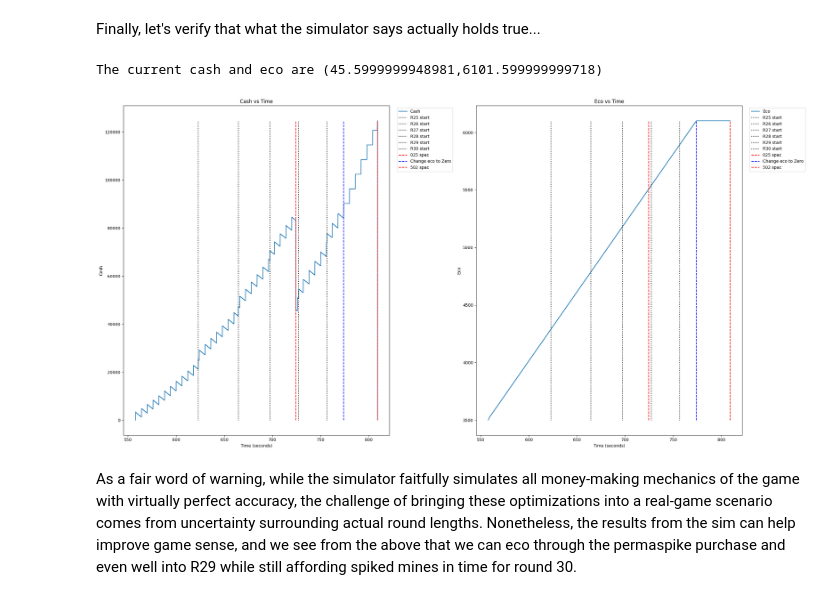
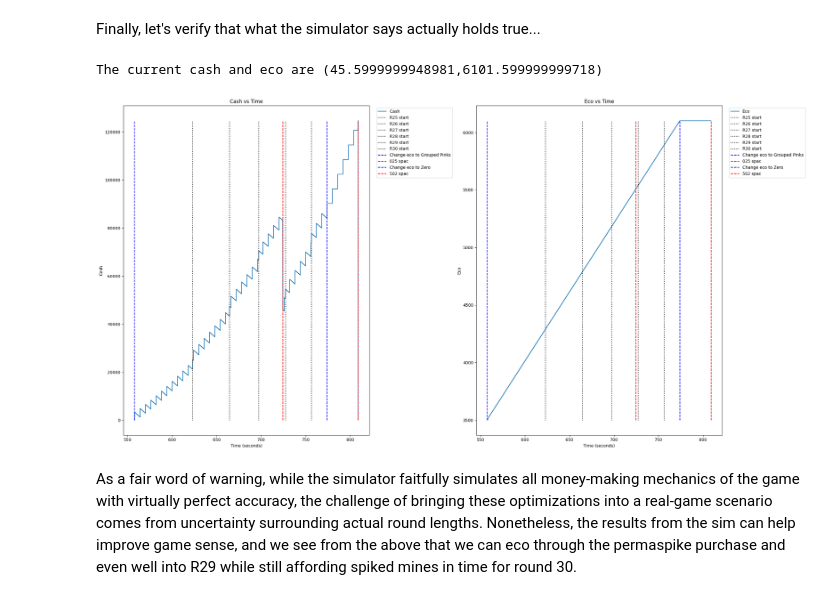
Before and after one commit to redlaserbmBTD/BTDB2_SIMULATOR, a Jupyter notebook: examples/2_using_queues.ipynb, the cells around one changed output. Drawn from its saved outputs; the diff is of its cells as text; code cells hidden in the pictures.

```diff
--- a/examples/2_using_queues.ipynb
+++ b/examples/2_using_queues.ipynb
@@ -51,7 +51,7 @@ Make sure when defining the initial game state to include the queues we defined
 initial_state_game = {
     'Cash': 1500,
     'Eco': 520,
-    'Eco Send': 'Spaced Zebras',
+    'Eco Send': b2.ecoSend(send_name = 'Spaced Zebras'),
     'Rounds': rounds,
     'Game Round': 9,
     'Farms': farms,
@@ -85,18 +85,18 @@ def foo(starting_eco):
     ]
 
     eco_queue = [
-        b2.ecoSend(rounds.getTimeFromRound(9) + 1.8, 'Zero', property = 'Normal', max_send_amount = None)
+        b2.ecoSend(time = rounds.getTimeFromRound(9) + 1.8, send_name = 'Zero', property = 'Normal', max_send_amount = None)
     ]
 
     initial_state_game = {
         'Cash': 1500,
         'Eco': starting_eco,
-        'Eco Send': 'Spaced Zebras',
+        'Eco Send': b2.ecoSend(send_name = 'Spaced Zebras'),
         'Rounds': rounds,
         'Game Round': 9,
         'Farms': farms,
-        'Buy Queue': buy_queue,
-        'Eco Queue': eco_queue
+        'Buy Queue': copy.deepcopy(buy_queue),
+        'Eco Queue': copy.deepcopy(eco_queue)
     }
     game_state = b2.GameState(initial_state_game)
     game_state.fastForward(target_round = 11)
@@ -142,7 +142,7 @@ eco_queue = [
 initial_state_game = {
     'Cash': 650,
     'Eco': 250,
-    'Eco Send': 'Zero',
+    'Eco Send': b2.ecoSend(send_name='Zero'),
     'Rounds': rounds,
     'Game Round': 0,
     'Buy Queue': copy.deepcopy(buy_queue),
@@ -198,8 +198,7 @@ def foo(stopping_eco, rounds, eco_queue, buy_queue, boat_farms):
     initial_state_game = {
         'Cash': 0,
         'Eco': 3500,
-        'Eco Send': 'Grouped Pinks',
-        'Max Eco Amount': stopping_eco,
+        'Eco Send': b2.ecoSend(send_name = 'Grouped Pinks', max_eco_amount = stopping_eco),
         'Rounds': rounds,
         'Game Round': 24,
         'Boat Farms': copy.deepcopy(boat_farms),
@@ -243,23 +242,22 @@ Finally, let's verify that what the simulator says actually holds true...
 # %%
 initial_state_game = {
         'Cash': 0,
         'Eco': 3500,
-        'Eco Send': 'Grouped Pinks',
-        'Max Eco Amount': max_stopping_eco - 1,
+        'Eco Send': b2.ecoSend(send_name = 'Grouped Pinks', max_eco_amount = max_stopping_eco-1),
         'Rounds': rounds,
         'Game Round': 24,
         'Boat Farms': copy.deepcopy(boat_farms),
         'Buy Queue': copy.deepcopy(buy_queue),
         'Eco Queue': copy.deepcopy(eco_queue)
     }
 
 game_state = b2.GameState(initial_state_game)
 game_state.fastForward(target_round = 30)
 game_state.viewCashEcoHistory((24,12))
 print("The current cash and eco are (%s,%s)"%(game_state.cash, game_state.eco))
 b2.writeLog(game_state.logs, filename = 'bas_lategame')
 # %% [output]
 The current cash and eco are (45.5999999948981,6101.599999999718)
-[figure, old version]
+[figure, new version]
 # %% [markdown]
 As a fair word of warning, while the simulator faitfully simulates all money-making mechanics of the game with virtually perfect accuracy, the challenge of bringing these optimizations into a real-game scenario comes from uncertainty surrounding actual round lengths. Nonetheless, the results from the sim can help improve game sense, and we see from the above that we can eco through the permaspike purchase and even well into R29 while still affording spiked mines in time for round 30.
```
Also changed, not shown: parts of 4 cells of this notebook, 13 other files.
